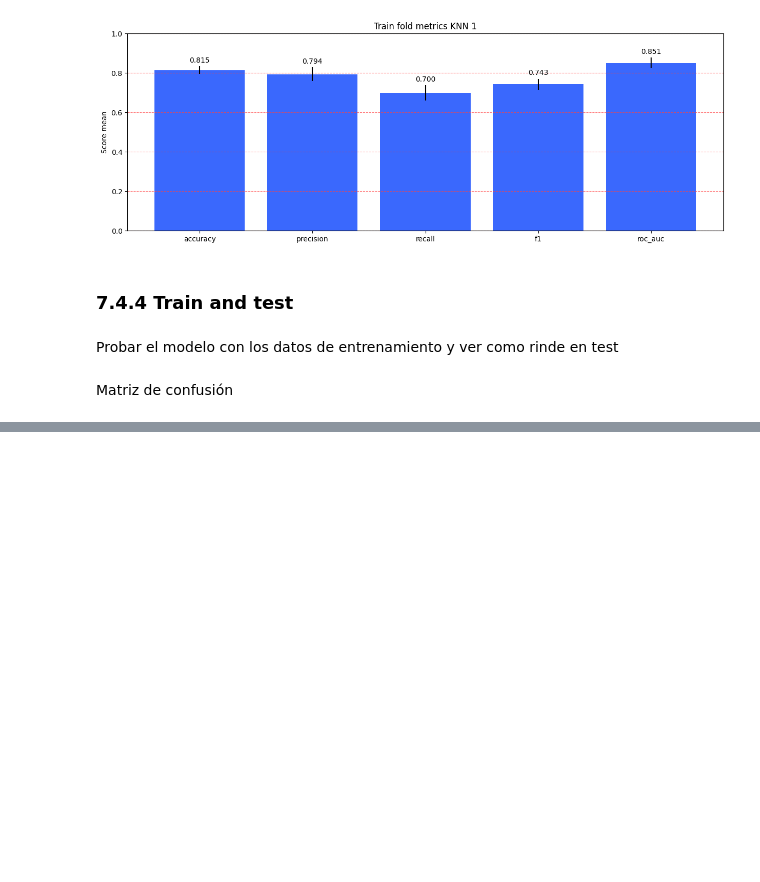
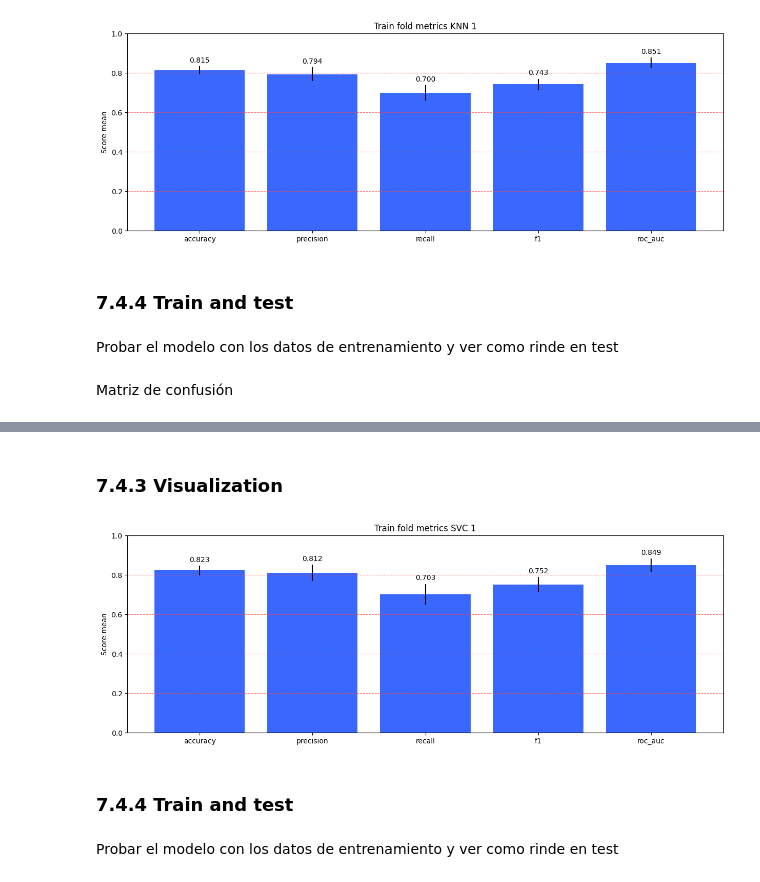
Before and after one commit to charligram/2_titanic, a Jupyter notebook: notebooks/03_modeling.ipynb, the cells around one changed output, grey strips where cells are left out. Saved outputs shown, nothing was run; the diff lists cells and outputs as text; code cells hidden in the pictures; blank space fills up the shorter version.

Commit message:
feat: add SVC model process

```diff
--- a/notebooks/03_modeling.ipynb
+++ b/notebooks/03_modeling.ipynb
@@ -116,6 +117,7 @@ logistic_1 = LogisticRegression()
 decision_tree_1 = DecisionTreeClassifier()
 random_forest_1 = RandomForestClassifier()
 knn_1 = KNeighborsClassifier()
+svc_1 = SVC()
 # %% [markdown]
 Constante para pintar gráficos
 # %%
@@ -587,0 +629,51 @@ plt.show()
+# %%
+means_svc_1_folds = [
+    mean_accuracy_svc_1_folds,
+    mean_precision_svc_1_folds,
+    mean_recall_svc_1_folds,
+    mean_f1_svc_1_folds,
+    mean_roc_auc_svc_1_folds
+]
+# %%
+stds_svc_1_fols = [
+    std_accuracy_svc_1_folds,
+    std_precision_svc_1_folds,
+    std_recall_svc_1_folds,
+    std_f1_svc_1_folds,
+    std_roc_auc_svc_1_folds
+]
+# %% [markdown]
+### 7.4.3 Visualization
+# %%
+x_positions_to_bar_plot = np.arange(len(METRICS))
+
+fig, ax = plt.subplots(figsize=(15, 5))
+
+bars = ax.bar(
+    x_positions_to_bar_plot,
+    height=means_svc_1_folds,
+    yerr=stds_svc_1_fols,
+    color=SURVIVED_COLORS[1]
+)
+
+ax.bar_label(bars, fmt='%.3f', padding=3)
+
+ax.grid(axis='y', color=SURVIVED_COLORS[0], linestyle='--', alpha=0.7)
+
+ax.set_xticks(x_positions_to_bar_plot)
+ax.set_xticklabels(METRICS)
+
+ax.set_ylim([0, 1])
+ax.set_ylabel('Score mean')
+
+ax.set_title('Train fold metrics SVC 1')
+
+
+plt.savefig(MODEL_FIGURES_PATH / '05_train_metrics_svc_1', bbox_inches='tight')
+plt.show()
+# %% [output]
+[figure, added]
+# %% [markdown]
+### 7.4.4 Train and test
+# %% [markdown]
+Probar el modelo con los datos de entrenamiento y ver como rinde en test
```
Also changed, not shown: parts of 21 cells of this notebook, 7 other files.
